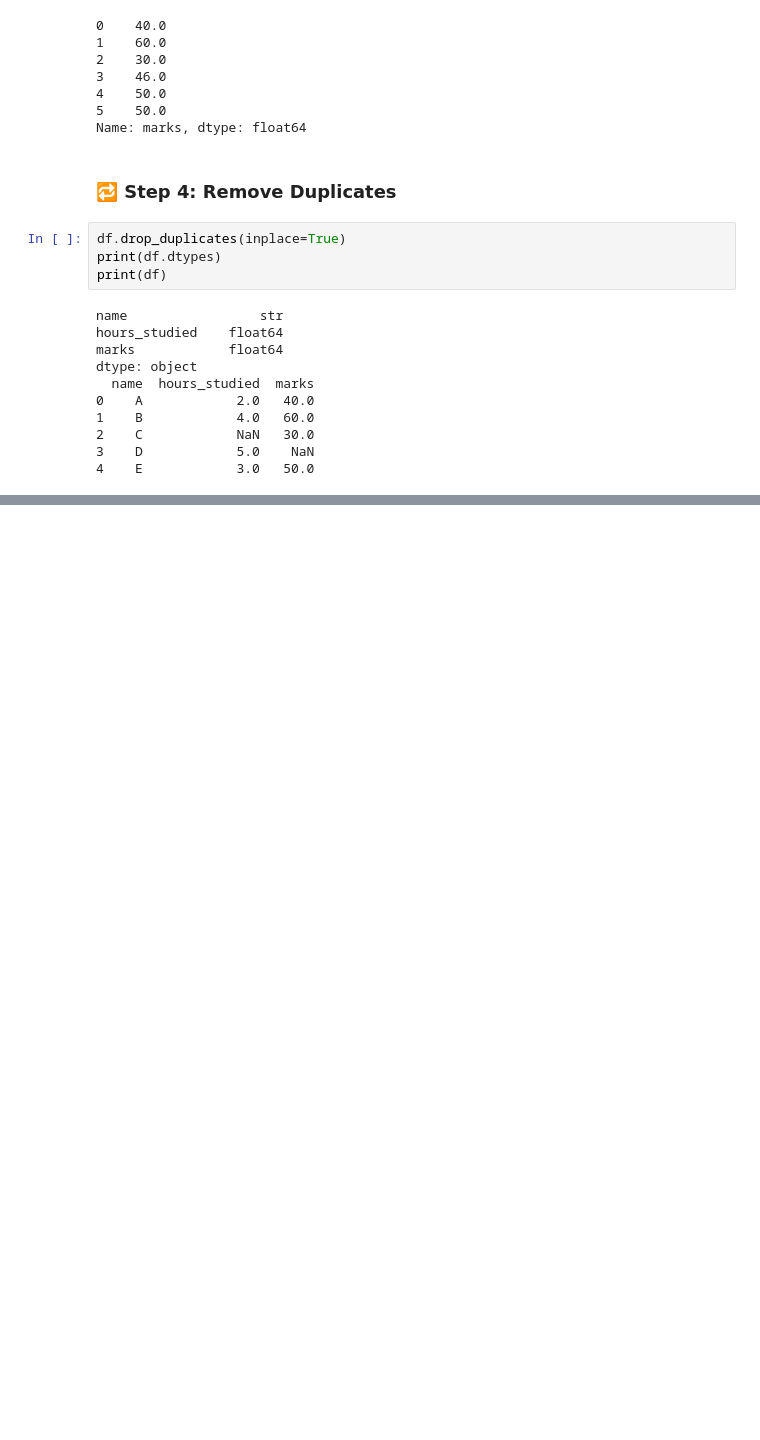
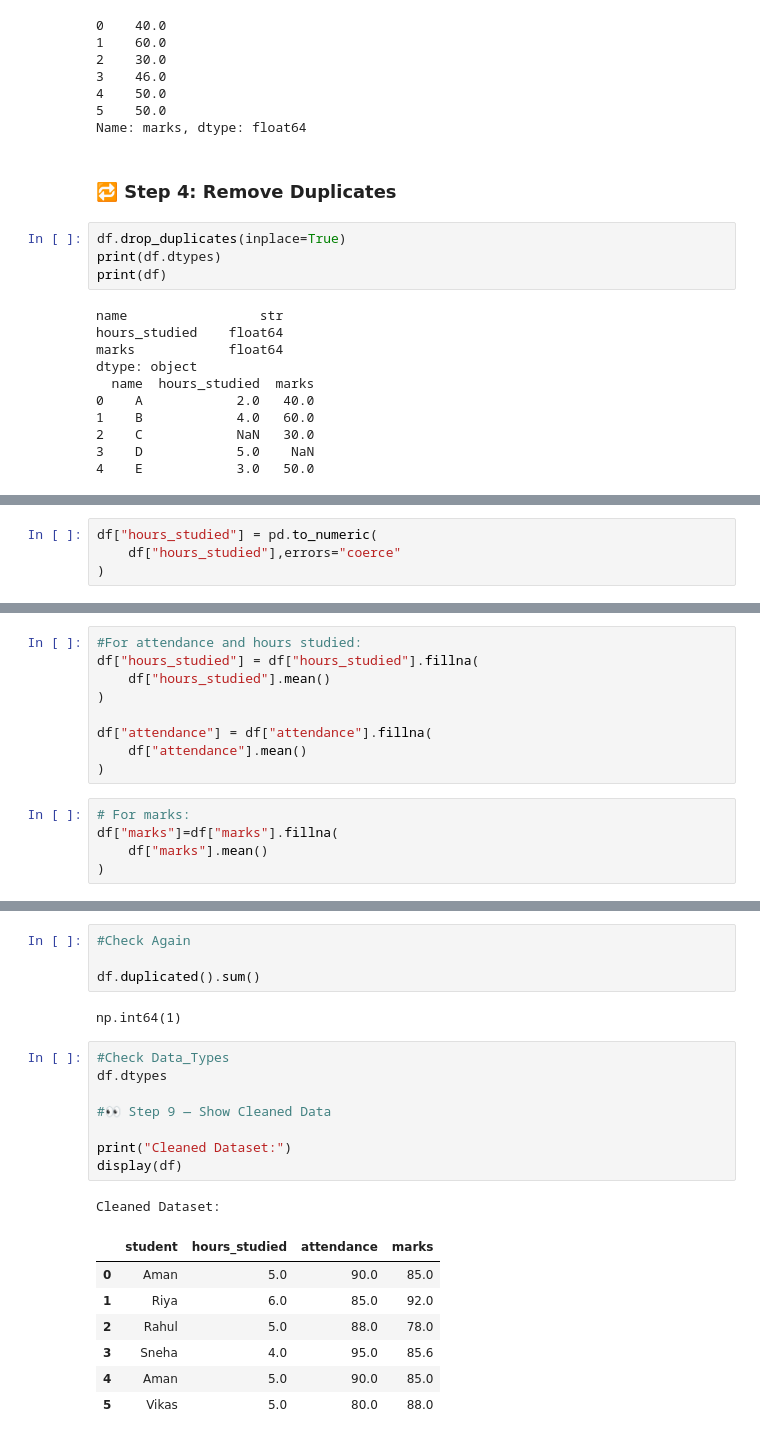
Before and after one commit to RajCodes1996/AIML_2026, a Jupyter notebook: Main/ML_5_to_10.ipynb, the cells around one changed output, grey strips where cells are left out. Drawn from its saved outputs; the diff is of its cells as text; blank space fills up the shorter version.

```diff
--- a/Main/ML_5_to_10.ipynb
+++ b/Main/ML_5_to_10.ipynb
@@ -400,0 +485,4 @@ dtype: object
+# %%
+df["hours_studied"] = pd.to_numeric(
+    df["hours_studied"],errors="coerce"
+)
@@ -400,0 +507,14 @@ dtype: object
+# %%
+#For attendance and hours studied:
+df["hours_studied"] = df["hours_studied"].fillna(
+    df["hours_studied"].mean()
+)
+
+df["attendance"] = df["attendance"].fillna(
+    df["attendance"].mean()
+)
+# %%
+# For marks:
+df["marks"]=df["marks"].fillna(
+    df["marks"].mean()
+)
@@ -400,0 +549,23 @@ dtype: object
+# %%
+#Check Again
+
+df.duplicated().sum()
+# %% [output]
+np.int64(1)
+# %%
+#Check Data_Types
+df.dtypes
+
+#👀 Step 9 — Show Cleaned Data
+
+print("Cleaned Dataset:")
+display(df)
+# %% [output]
+Cleaned Dataset:
+|  | student | hours_studied | attendance | marks |
+| 0 | Aman | 5.0 | 90.0 | 85.0 |
+| 1 | Riya | 6.0 | 85.0 | 92.0 |
+| 2 | Rahul | 5.0 | 88.0 | 78.0 |
+| 3 | Sneha | 4.0 | 95.0 | 85.6 |
+| 4 | Aman | 5.0 | 90.0 | 85.0 |
+| 5 | Vikas | 5.0 | 80.0 | 88.0 |
```
Also changed, not shown: parts of 18 cells of this notebook.
